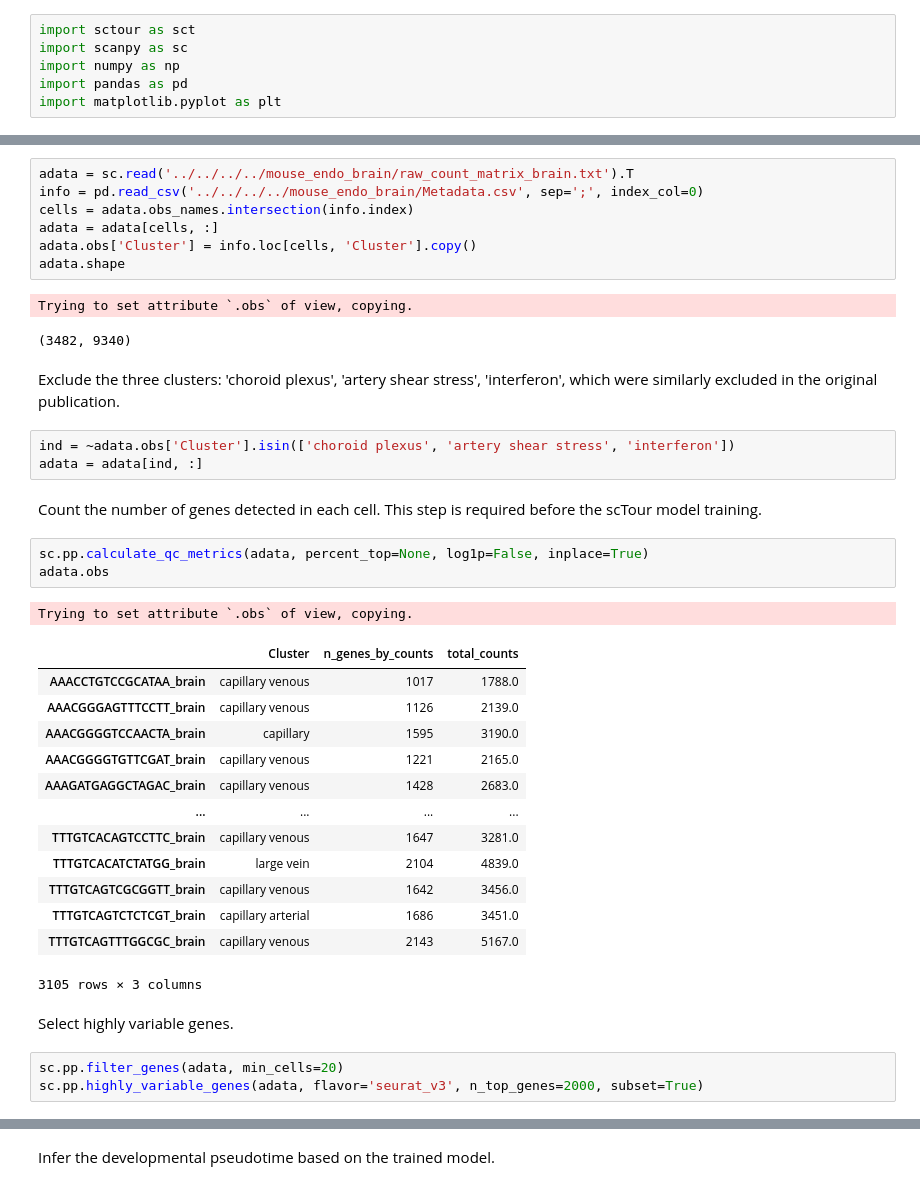
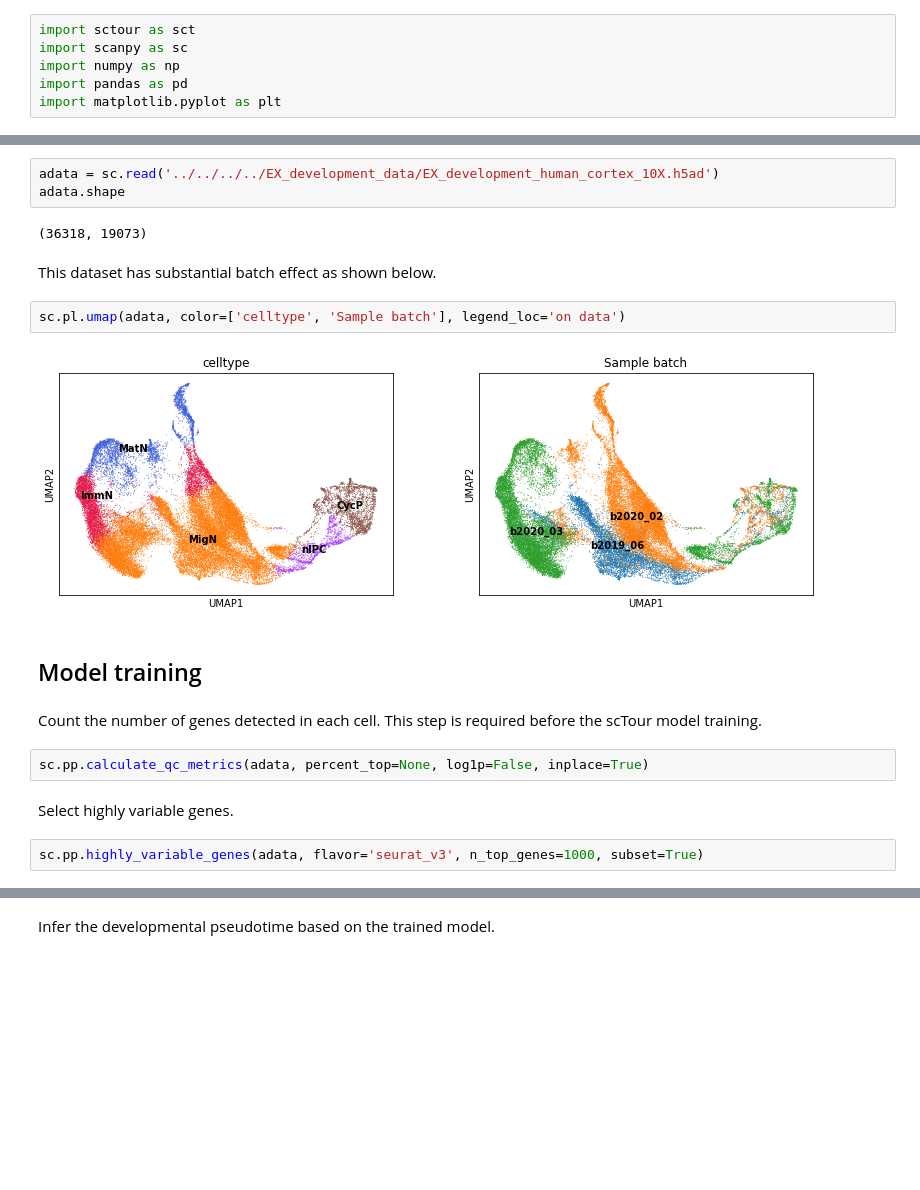
Before and after one commit to LiQian-XC/sctour, a Jupyter notebook: docs/source/notebook/scTour_inference_basic.ipynb, the cells around one changed output, grey strips where cells are left out. Saved outputs shown, nothing was run; the diff lists cells and outputs as text; blank space fills up the shorter version.

```diff
--- a/docs/source/notebook/scTour_inference_basic.ipynb
+++ b/docs/source/notebook/scTour_inference_basic.ipynb
@@ -15,41 +17,22 @@ Import the data. The raw UMI count matrix and meta information can be downloaded
-# %%
-adata = sc.read('../../../../mouse_endo_brain/raw_count_matrix_brain.txt').T
-info = pd.read_csv('../../../../mouse_endo_brain/Metadata.csv', sep=';', index_col=0)
-cells = adata.obs_names.intersection(info.index)
-adata = adata[cells, :]
-adata.obs['Cluster'] = info.loc[cells, 'Cluster'].copy()
-adata.shape
-# %% [output]
-Trying to set attribute `.obs` of view, copying.
-(3482, 9340)
-# %% [markdown]
-Exclude the three clusters: 'choroid plexus', 'artery shear stress', 'interferon', which were similarly excluded in the original publication.
-# %%
-ind = ~adata.obs['Cluster'].isin(['choroid plexus', 'artery shear stress', 'interferon'])
-adata = adata[ind, :]
+# %%
+adata = sc.read('../../../../EX_development_data/EX_development_human_cortex_10X.h5ad')
+adata.shape
+# %% [output]
+(36318, 19073)
+# %% [markdown]
+This dataset has substantial batch effect as shown below.
+# %%
+sc.pl.umap(adata, color=['celltype', 'Sample batch'], legend_loc='on data')
+# %% [output]
+[figure, added]
+# %% [markdown]
+## Model training
 # %% [markdown]
 Count the number of genes detected in each cell. This step is required before the scTour model training.
 # %%
 sc.pp.calculate_qc_metrics(adata, percent_top=None, log1p=False, inplace=True)
-adata.obs
-# %% [output]
-Trying to set attribute `.obs` of view, copying.
-|  | Cluster | n_genes_by_counts | total_counts |
-| AAACCTGTCCGCATAA_brain | capillary venous | 1017 | 1788.0 |
-| AAACGGGAGTTTCCTT_brain | capillary venous | 1126 | 2139.0 |
-| AAACGGGGTCCAACTA_brain | capillary | 1595 | 3190.0 |
-| AAACGGGGTGTTCGAT_brain | capillary venous | 1221 | 2165.0 |
-| AAAGATGAGGCTAGAC_brain | capillary venous | 1428 | 2683.0 |
-| ... | ... | ... | ... |
-| TTTGTCACAGTCCTTC_brain | capillary venous | 1647 | 3281.0 |
-| TTTGTCACATCTATGG_brain | large vein | 2104 | 4839.0 |
-| TTTGTCAGTCGCGGTT_brain | capillary venous | 1642 | 3456.0 |
-| TTTGTCAGTCTCTCGT_brain | capillary arterial | 1686 | 3451.0 |
-| TTTGTCAGTTTGGCGC_brain | capillary venous | 2143 | 5167.0 |
-3105 rows × 3 columns
 # %% [markdown]
 Select highly variable genes.
 # %%
-sc.pp.filter_genes(adata, min_cells=20)
-sc.pp.highly_variable_genes(adata, flavor='seurat_v3', n_top_genes=2000, subset=True)
+sc.pp.highly_variable_genes(adata, flavor='seurat_v3', n_top_genes=1000, subset=True)
 # %% [markdown]
```
Also changed, not shown: parts of 21 cells of this notebook, 11 other files.
